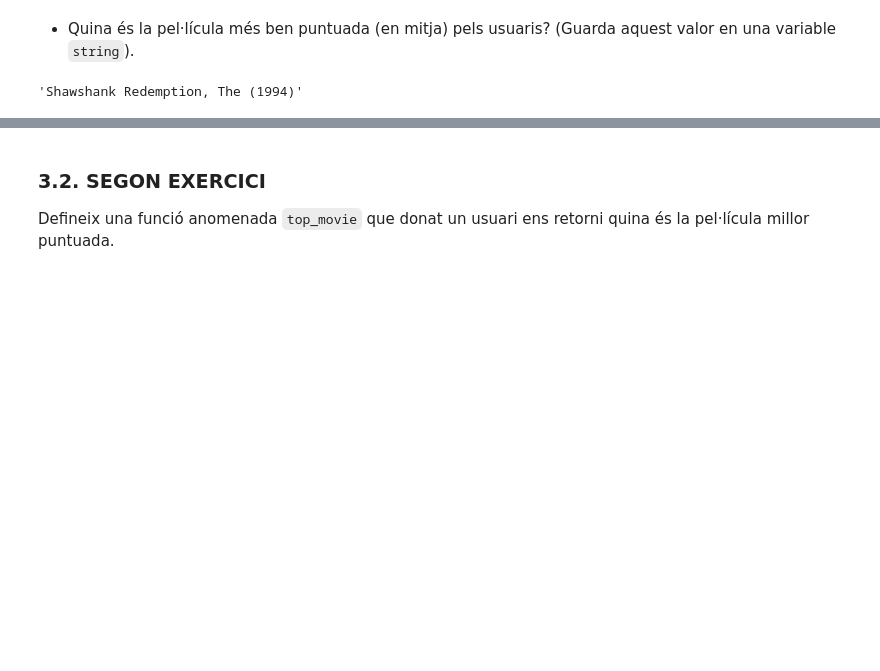
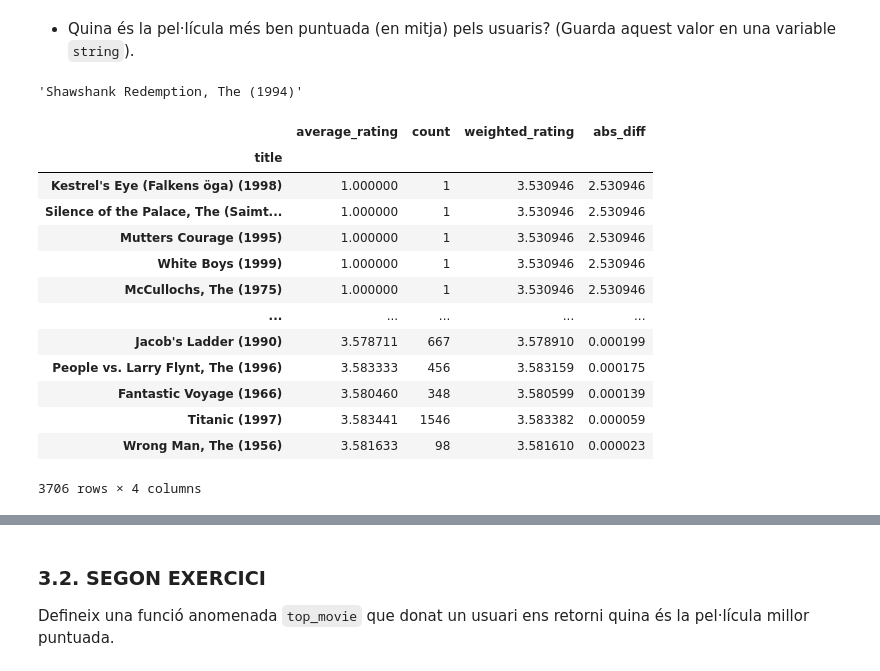
Before and after one commit to mates-info/tnui, a Jupyter notebook: p2/assigment_code.ipynb, the cells around one changed output, grey strips where cells are left out. Cells and saved outputs as stored; diff of their text form; code cells hidden in the pictures; blank space fills up the shorter version.

```diff
--- a/p2/assigment_code.ipynb
+++ b/p2/assigment_code.ipynb
@@ -533,3 +534,21 @@ best_movie = movie_ratings.sort_values('weighted_rating', ascending=False).index
 best_movie
 # %% [output]
 'Shawshank Redemption, The (1994)'
+# %%
+movie_ratings['abs_diff'] = (movie_ratings['weighted_rating'] - movie_ratings['average_rating']).abs()
+movie_ratings.sort_values('abs_diff', ascending=False)
+# %% [output]
+|  | average_rating | count | weighted_rating | abs_diff |
+| title |  |  |  |  |
+| Kestrel's Eye (Falkens öga) (1998) | 1.000000 | 1 | 3.530946 | 2.530946 |
+| Silence of the Palace, The (Saimt... | 1.000000 | 1 | 3.530946 | 2.530946 |
+| Mutters Courage (1995) | 1.000000 | 1 | 3.530946 | 2.530946 |
+| White Boys (1999) | 1.000000 | 1 | 3.530946 | 2.530946 |
+| McCullochs, The (1975) | 1.000000 | 1 | 3.530946 | 2.530946 |
+| ... | ... | ... | ... | ... |
+| Jacob's Ladder (1990) | 3.578711 | 667 | 3.578910 | 0.000199 |
+| People vs. Larry Flynt, The (1996) | 3.583333 | 456 | 3.583159 | 0.000175 |
+| Fantastic Voyage (1966) | 3.580460 | 348 | 3.580599 | 0.000139 |
+| Titanic (1997) | 3.583441 | 1546 | 3.583382 | 0.000059 |
+| Wrong Man, The (1956) | 3.581633 | 98 | 3.581610 | 0.000023 |
+3706 rows × 4 columns
```
Also changed, not shown: parts of 35 cells of this notebook.
